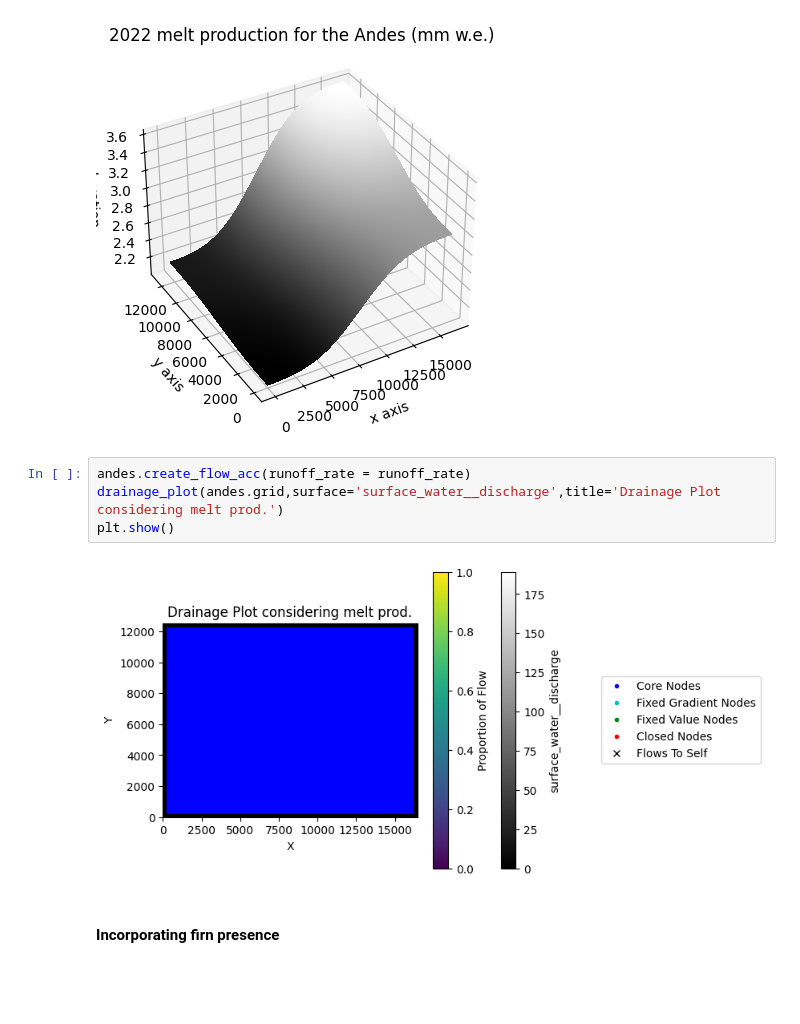
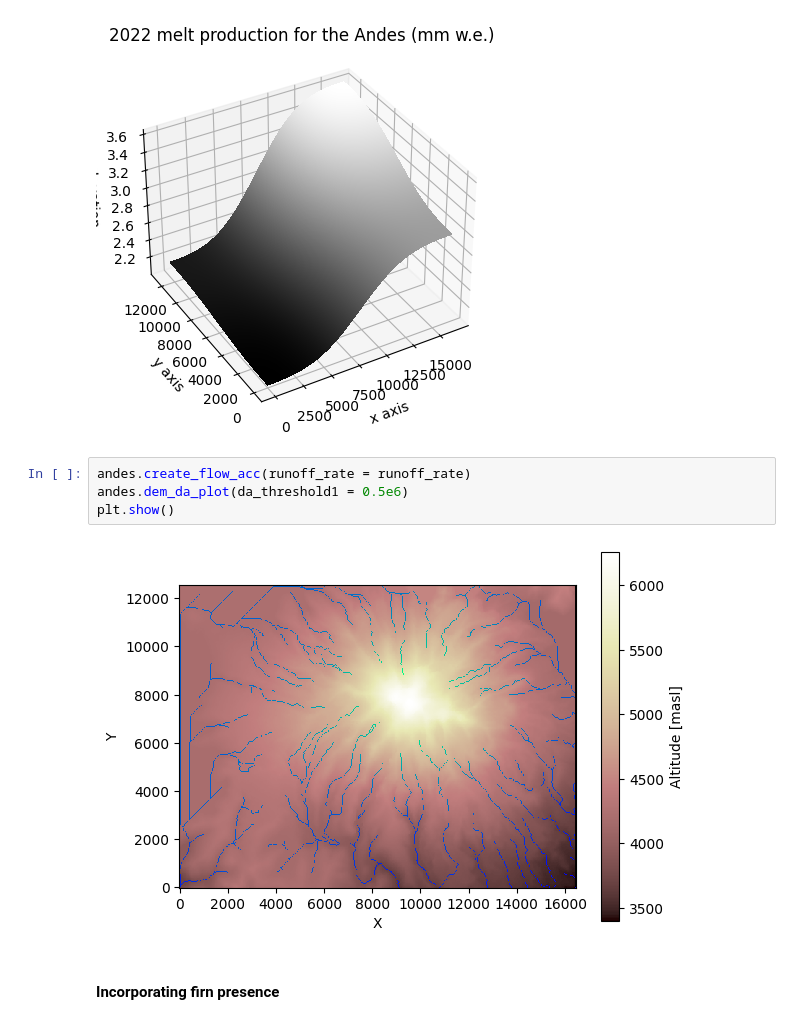
Before and after one commit to csdms-espin/ESPIn_2023_glacial_water_routing, a Jupyter notebook: Presentation_Notebook.ipynb, the cells around one changed output. Drawn from its saved outputs; the diff is of its cells as text; blank space fills up the shorter version.

Commit message:
added David's plotting function to presentation notebook

```diff
--- a/Presentation_Notebook.ipynb
+++ b/Presentation_Notebook.ipynb
@@ -114,10 +110,10 @@ andes.surf_plot(surface='water__unit_flux_in',title = '2022 melt production for
 [figure]
 # %%
 andes.create_flow_acc(runoff_rate = runoff_rate)
-drainage_plot(andes.grid,surface='surface_water__discharge',title='Drainage Plot considering melt prod.')
+andes.dem_da_plot(da_threshold1 = 0.5e6)
 plt.show()
 # %% [output]
-[figure, old version]
+[figure, new version]
 # %% [markdown]
 #### Incorporating firn presence
 # %% [markdown]
```
Also changed, not shown: parts of 4 cells of this notebook, 1 other file.
